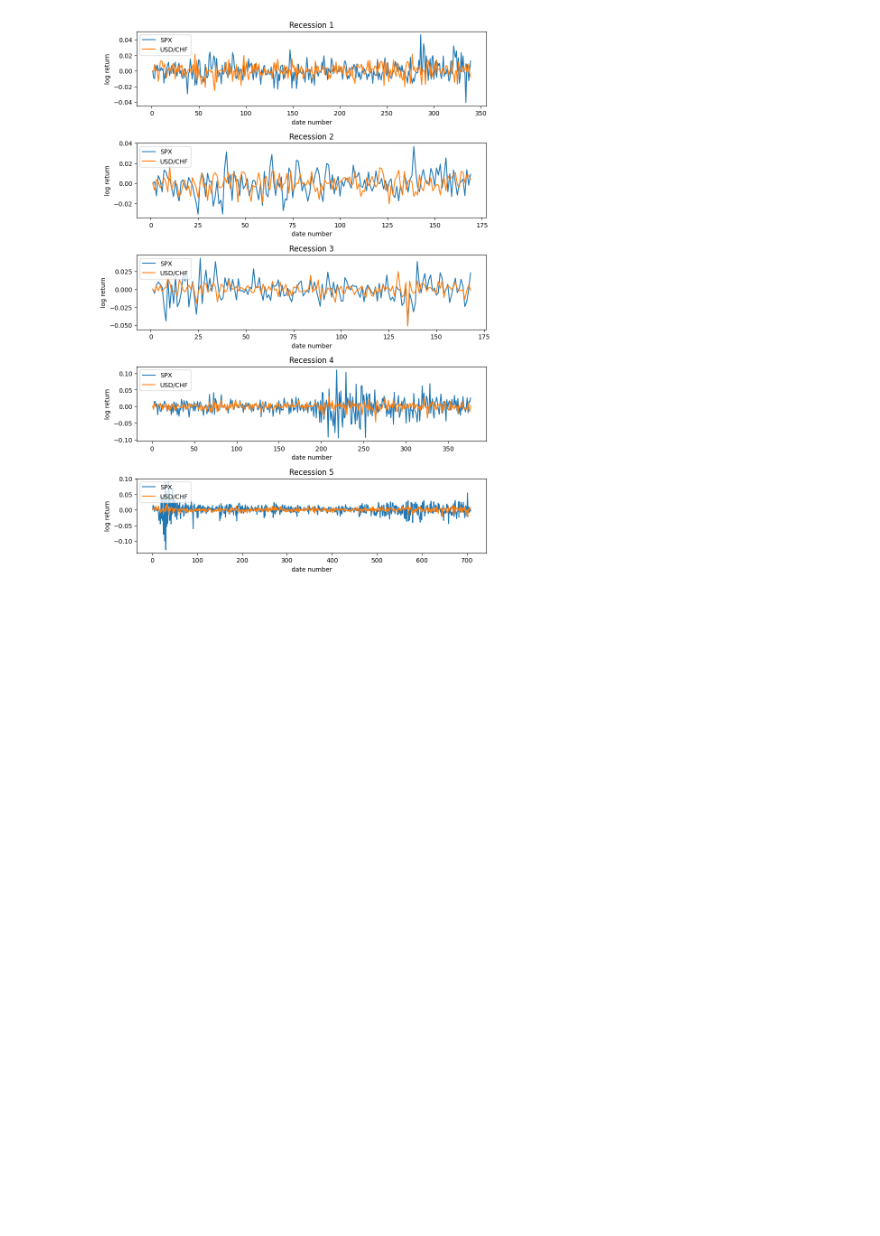
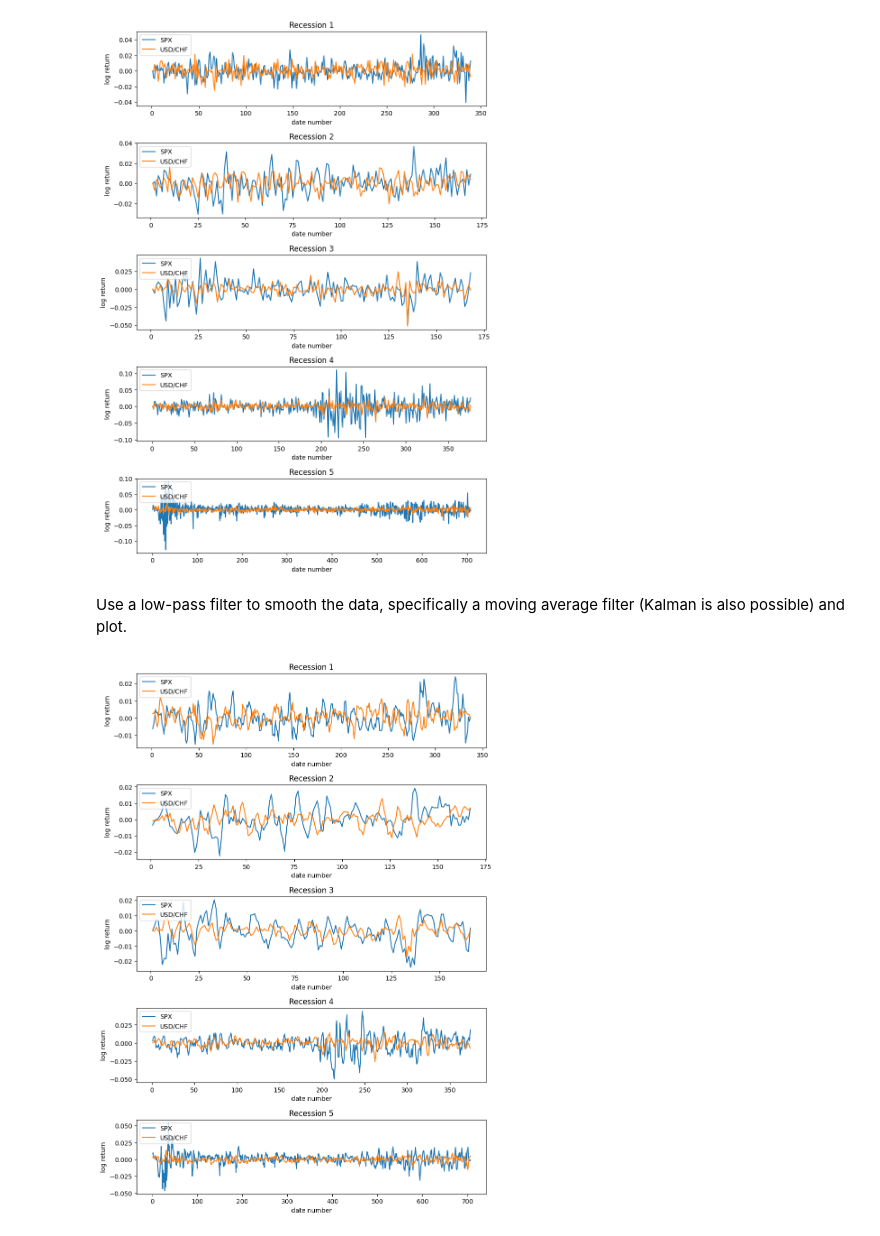
Before and after one commit to ldkr00/Digital_Tools_for_Finance, a Jupyter notebook: digital_tools_project.ipynb, the cells around one changed output. Drawn from its saved outputs; the diff is of its cells as text; code cells hidden in the pictures; blank space fills up the shorter version.

Commit message:
added data smoothing and correl calculation

```diff
--- a/digital_tools_project.ipynb
+++ b/digital_tools_project.ipynb
@@ -132,4 +134,36 @@ for i in range(len(recession_dates)):
     axs[i].set_title(f'Recession {i+1}')
 # %% [output]
 [figure]
+# %% [markdown]
+Use a low-pass filter to smooth the data, specifically a moving average filter (Kalman is also possible) and plot.
+# %%
+from scipy.stats import spearmanr
+import numpy as np
+fig, axs = plt.subplots(5, figsize=(10, 15), gridspec_kw={
+                        'hspace': 0.5, 'wspace': 0.9})
+
+smoothed_data_per_recession = []
+
+for i in range(len(recession_dates)):
+    X = list(spx_historical_data[f"recession {i+1}"]["Close"])
+    Y = list(fx_pair_historical_data[f"recession {i+1}"]["Close"])
+
+    # moving average
+    smoothed_data_X = np.convolve(X, np.ones((3,))/3, mode='valid')
+    smoothed_data_Y = np.convolve(Y, np.ones((3,))/3, mode='valid')
+
+    smoothed_data_per_recession.append([smoothed_data_X, smoothed_data_Y])
+
+    date_nr = list(
+        range(1, len(smoothed_data_X) + 1))
+    axs[i].plot(
+        date_nr, list(smoothed_data_X))
+    axs[i].plot(
+        date_nr, list(smoothed_data_Y))
+    axs[i].legend(["SPX", "USD/CHF"], loc='upper left')
+    axs[i].set_ylabel('log return')
+    axs[i].set_xlabel('date number')
+    axs[i].set_title(f'Recession {i+1}')
+# %% [output]
+[figure, added]
 # %% [markdown]
```
Also changed, not shown: parts of 4 cells of this notebook, 1 other file.
